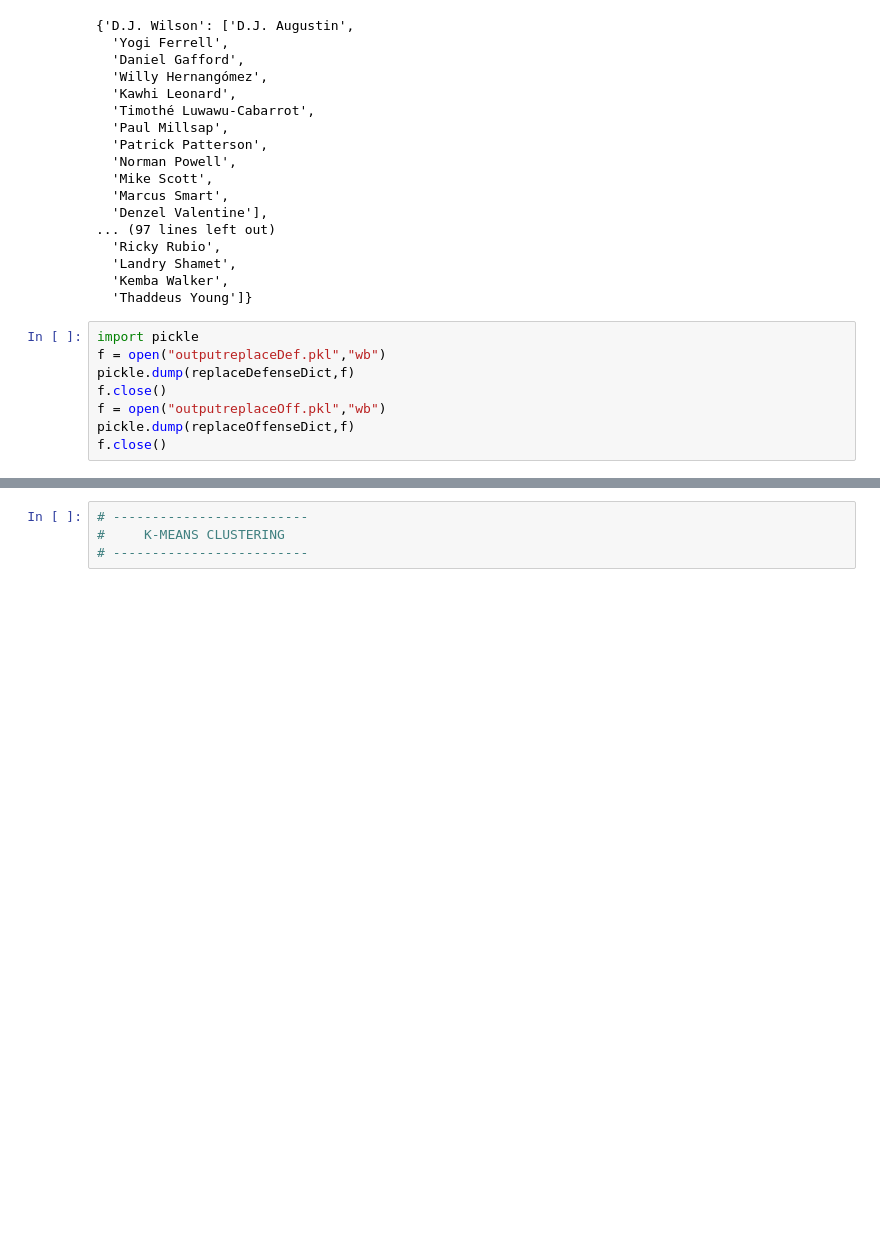
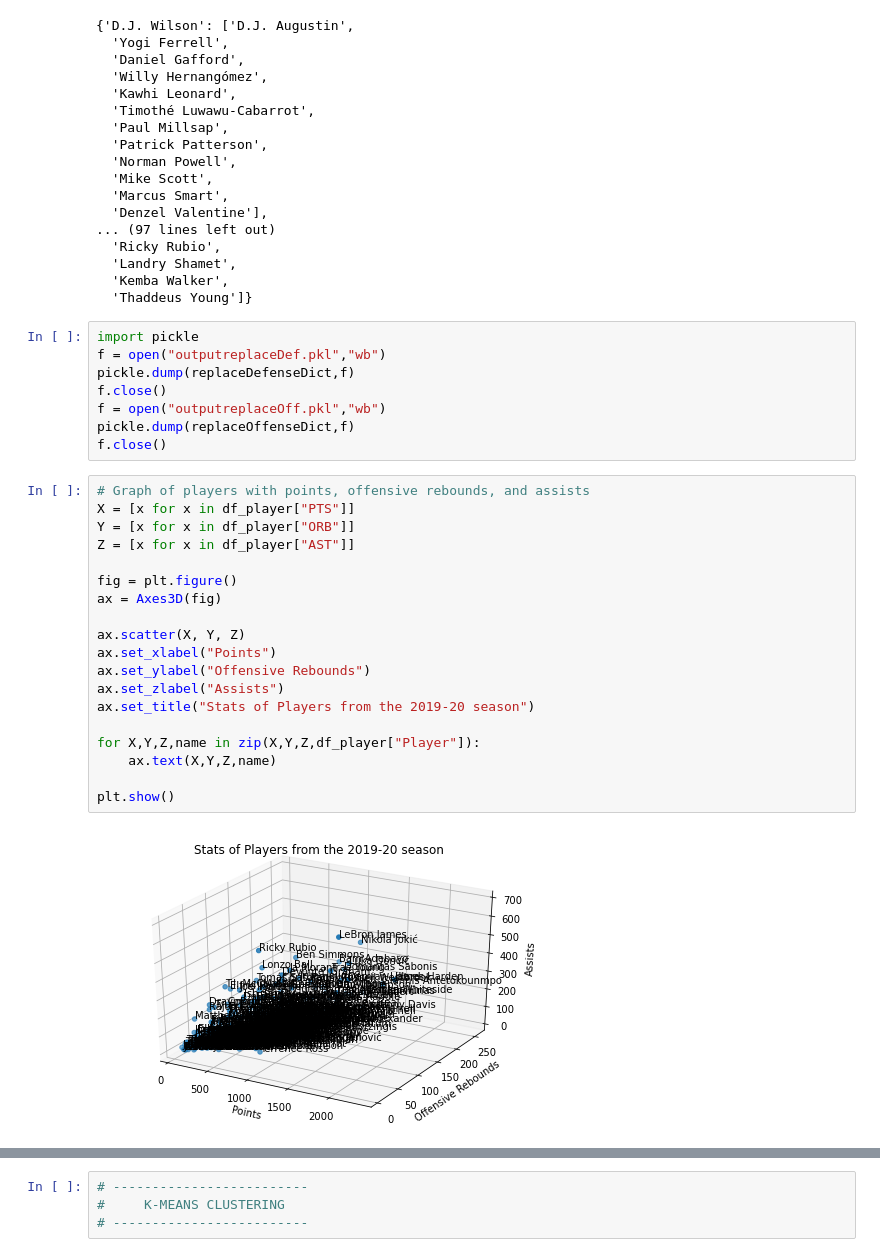
Before and after one commit to fahad-shaik/NBAOffensiveDefensive, a Jupyter notebook: code/main.ipynb, the cells around one changed output, grey strips where cells are left out. Saved outputs shown, nothing was run; the diff lists cells and outputs as text; blank space fills up the shorter version.

Commit message:
Added graphs

```diff
--- a/code/main.ipynb
+++ b/code/main.ipynb
@@ -375,3 +383,24 @@ f.close()
 f = open("outputreplaceOff.pkl","wb")
 pickle.dump(replaceOffenseDict,f)
 f.close()
+# %%
+# Graph of players with points, offensive rebounds, and assists
+X = [x for x in df_player["PTS"]]
+Y = [x for x in df_player["ORB"]]
+Z = [x for x in df_player["AST"]]
+
+fig = plt.figure()
+ax = Axes3D(fig)
+
+ax.scatter(X, Y, Z)
+ax.set_xlabel("Points")
+ax.set_ylabel("Offensive Rebounds")
+ax.set_zlabel("Assists")
+ax.set_title("Stats of Players from the 2019-20 season")
+
+for X,Y,Z,name in zip(X,Y,Z,df_player["Player"]):
+    ax.text(X,Y,Z,name)
+
+plt.show()
+# %% [output]
+[figure, added]
```
Also changed, not shown: parts of 17 cells of this notebook, 1 other file.
